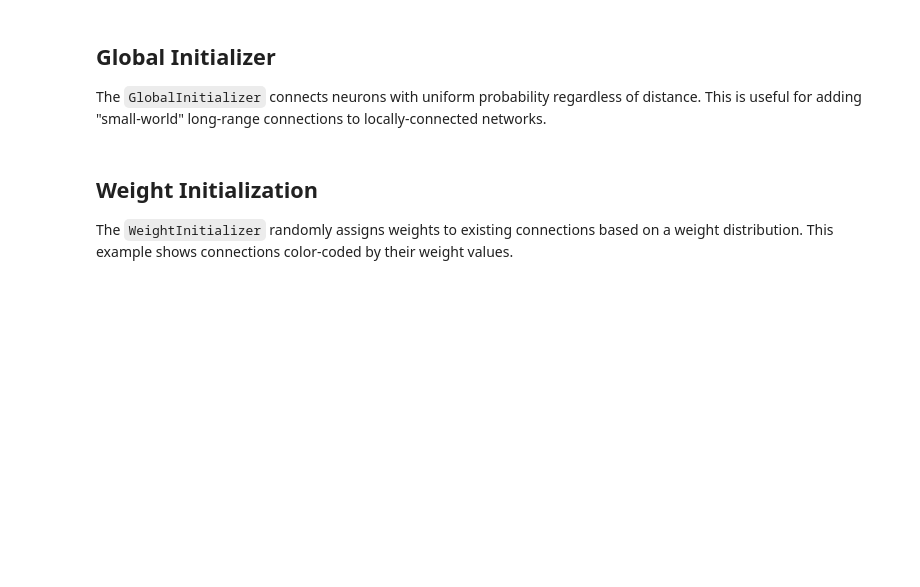
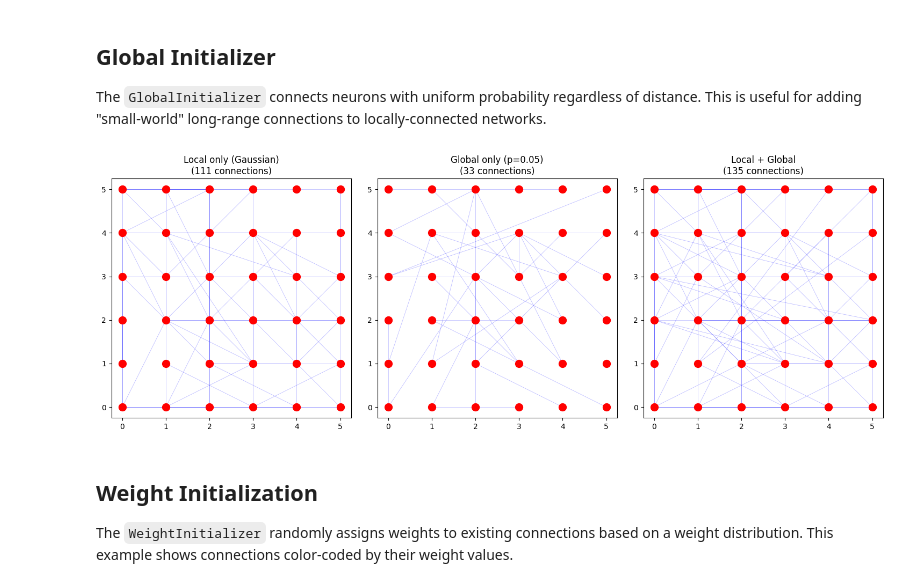
Before and after one commit to dominicm00/plsn, a Jupyter notebook: visualizations.ipynb, the cells around one changed output. Drawn from its saved outputs; the diff is of its cells as text; code cells hidden in the pictures; blank space fills up the shorter version.

```diff
--- a/visualizations.ipynb
+++ b/visualizations.ipynb
@@ -129,31 +135,33 @@ This is useful for adding "small-world" long-range connections to locally-connec
 # %%
 from plsn.init import GlobalInitializer
 
 fig, axes = plt.subplots(1, 3, figsize=(15, 5))
 
 configs = [
     ("Local only (Gaussian)", [DistanceBasedInitializer(GaussianDistanceDistribution(sigma=1.5))]),
     ("Global only (p=0.05)", [GlobalInitializer(probability=0.05)]),
     ("Local + Global", [
         DistanceBasedInitializer(GaussianDistanceDistribution(sigma=1.5)),
-        GlobalInitializer(probability=0.02),
+        GlobalInitializer(probability=0.05),
     ]),
 ]
 
 for ax, (name, inits) in zip(axes, configs):
     builder = (
         NetworkBuilder()
         .with_dimensions(2)
         .with_neurons(36)
         .with_seed(42)
     )
     for init in inits:
         builder = builder.with_connection_initializer(init)
     net = builder.build()
     visualize_network(net, ax=ax, title=f"{name}\n({net.connection_count()} connections)")
 
 plt.tight_layout()
 plt.show()
+# %% [output]
+[figure, added]
 # %% [markdown]
 ## Weight Initialization
 
```
Also changed, not shown: parts of 5 cells of this notebook, 2 other files.
